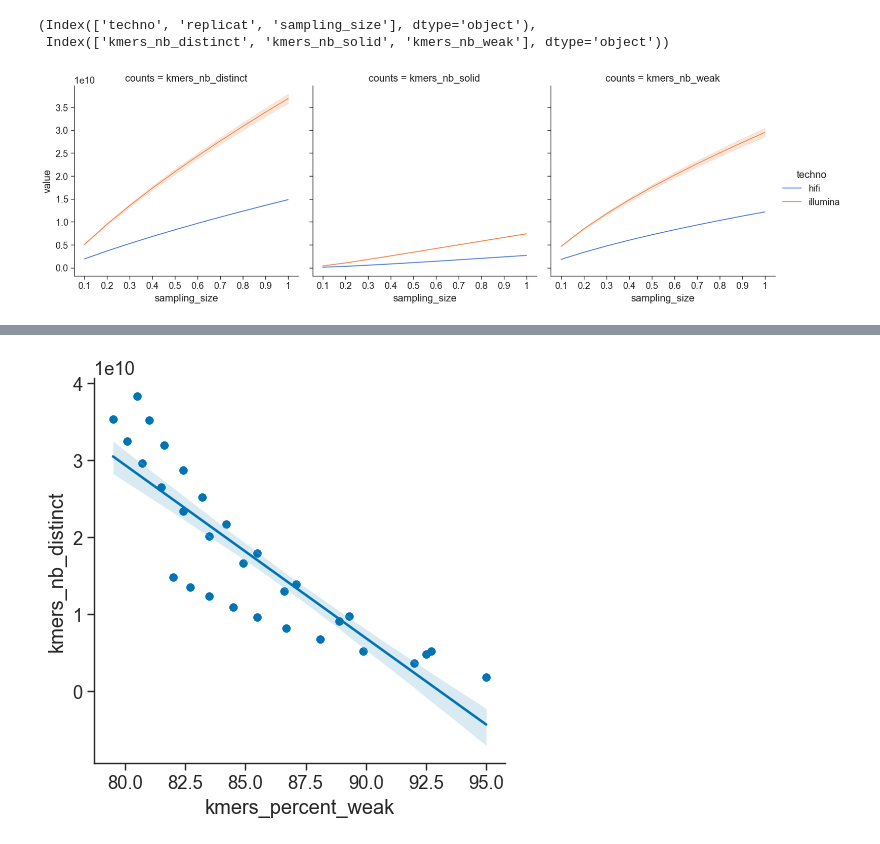
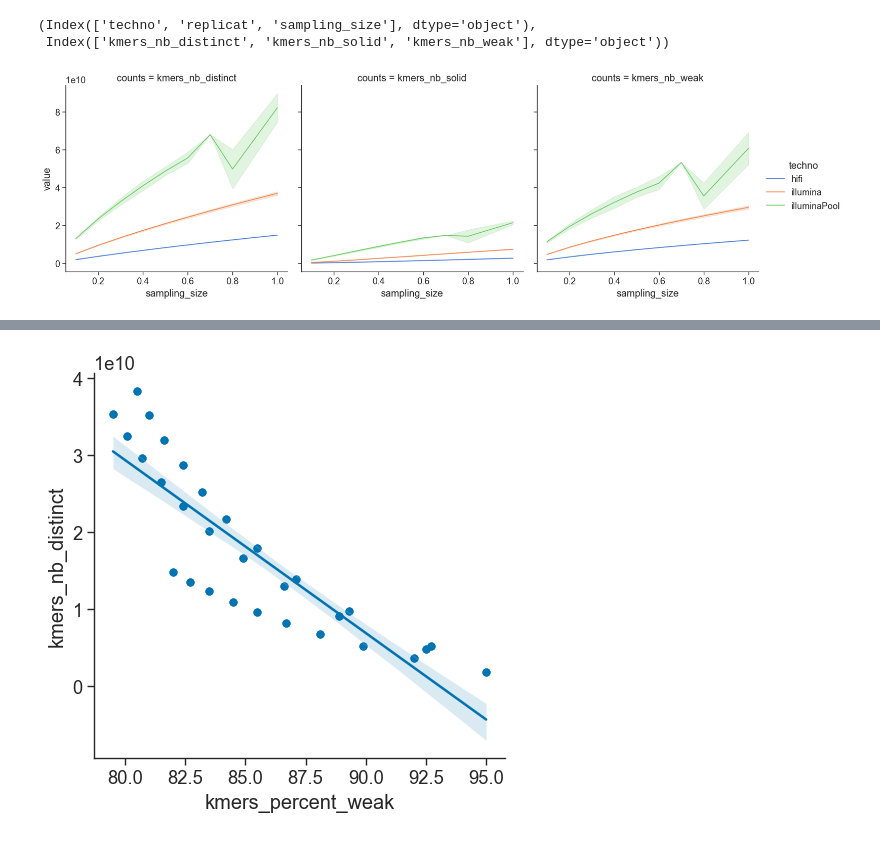
Before and after one commit to CaroleBelliardo/MISTIC_git, a Jupyter notebook: curve_rarf/curve_plot.ipynb, the cells around one changed output, grey strips where cells are left out. Cells and saved outputs as stored; diff of their text form; code cells hidden in the pictures.

Commit message:
map_cov_plot

```diff
--- a/curve_rarf/curve_plot.ipynb
+++ b/curve_rarf/curve_plot.ipynb
@@ -19,3 +11,15 @@ nom_rep_output = repo_check(nom_rep_output)
+# %%
+tableau_csv = 'hifi_run1_pool_h5info.txt'
+df = import_dskTXTparse_to_df(tableau_csv)
+df.drop_duplicates(inplace=True)
+df['kmers_nb_distinct'] = df['kmers_nb_distinct'].astype(float)
+df['kmers_nb_solid'] = df['kmers_nb_solid'].astype(float)
+df['kmers_nb_weak'] = df['kmers_nb_weak'].astype(float)
+df['kmers_percent_weak'] = df['kmers_percent_weak'].astype(float)
+df['sampling_size'] = df['sampling_size'].astype(float)
+
+nom_rep_output = 'plot'
+nom_rep_output = repo_check(nom_rep_output)
 # %%
 var =df.columns[len(df.columns)-3:]
 counts = df.columns[:len(df.columns)-4]
@@ -25,10 +29,11 @@ var, counts
  Index(['kmers_nb_distinct', 'kmers_nb_solid', 'kmers_nb_weak'], dtype='object'))
 # %%
 df_melted = pd.melt(df, id_vars=var, value_vars=counts, var_name='counts')
+df_melted = df_melted.loc[df_melted.techno != 'bank', :]
 sns.set(style="whitegrid")
 sns.set_context("paper", font_scale=1.5)
 sns.set_palette("colorblind")
 sns.set_style("ticks")
 g = sns.relplot(x="sampling_size", y="value", hue="techno", col="counts", kind="line", data=df_melted, palette="muted")
 # %% [output]
-[figure, old version]
+[figure, new version]
```
Also changed, not shown: parts of 5 cells of this notebook, 1 other file.
